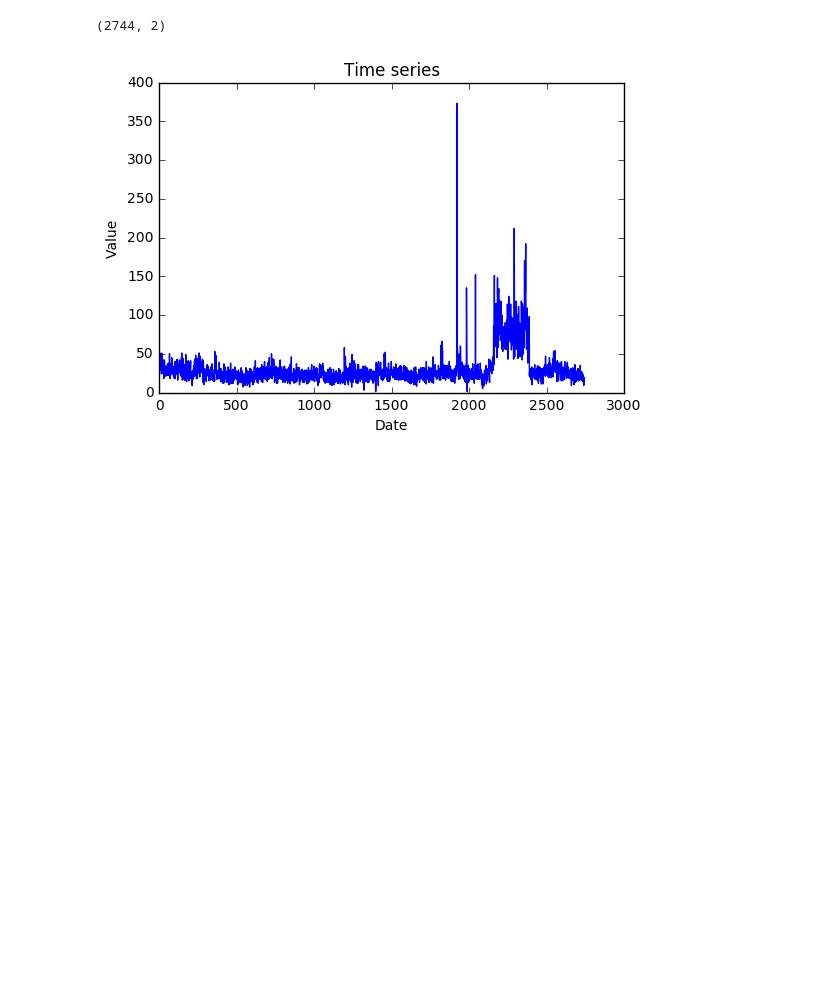
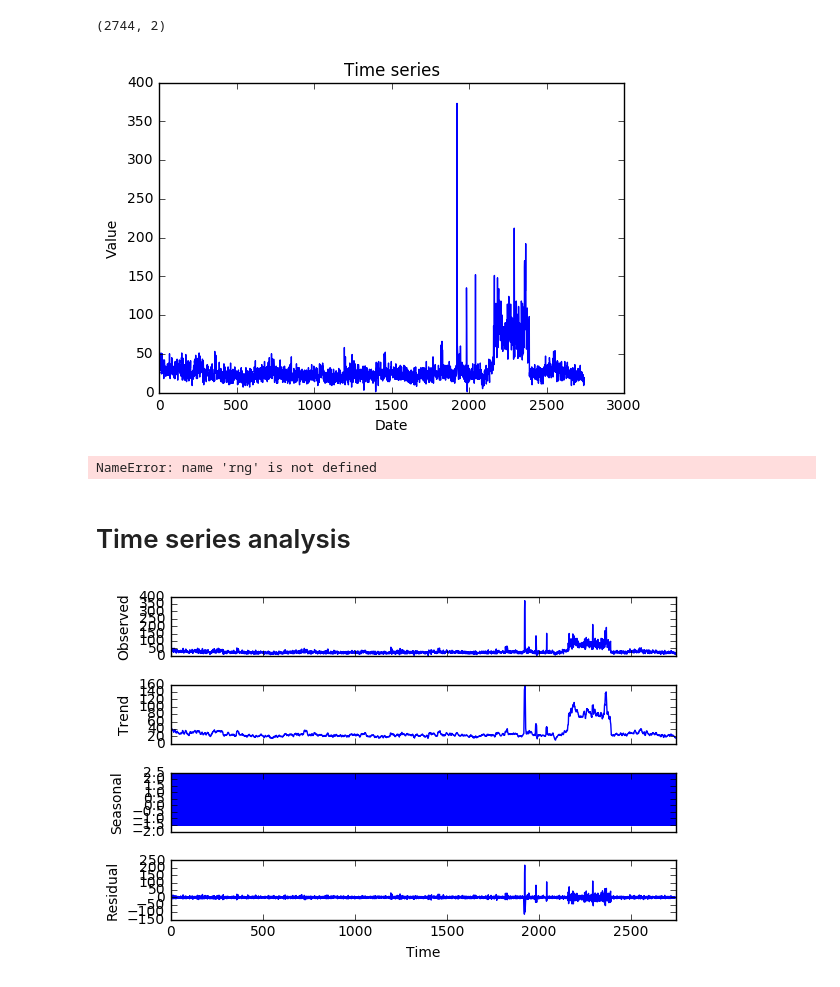
Before and after one commit to jcrouzet/temporal-search-engine, a Jupyter notebook: notebooks/Analysis.ipynb, the cells around one changed output. Drawn from its saved outputs; the diff is of its cells as text; code cells hidden in the pictures; blank space fills up the shorter version.

```diff
--- a/notebooks/Analysis.ipynb
+++ b/notebooks/Analysis.ipynb
@@ -41,5 +41,17 @@ a.set_xlabel("Date")
 a.set_ylabel("Value")
 
 plt.show()
+print(len(rng))
+print(len(ts['Somme']))
 # %% [output]
 [figure]
+NameError: name 'rng' is not defined
+# %% [markdown]
+# Time series analysis
+# %%
+import statsmodels.api as sm
+
+res = sm.tsa.seasonal_decompose(list(ts['Somme']), freq=7)
+resplot = res.plot()
+# %% [output]
+[figure, added]
```
Also changed, not shown: parts of 5 cells of this notebook, 3 other files.
